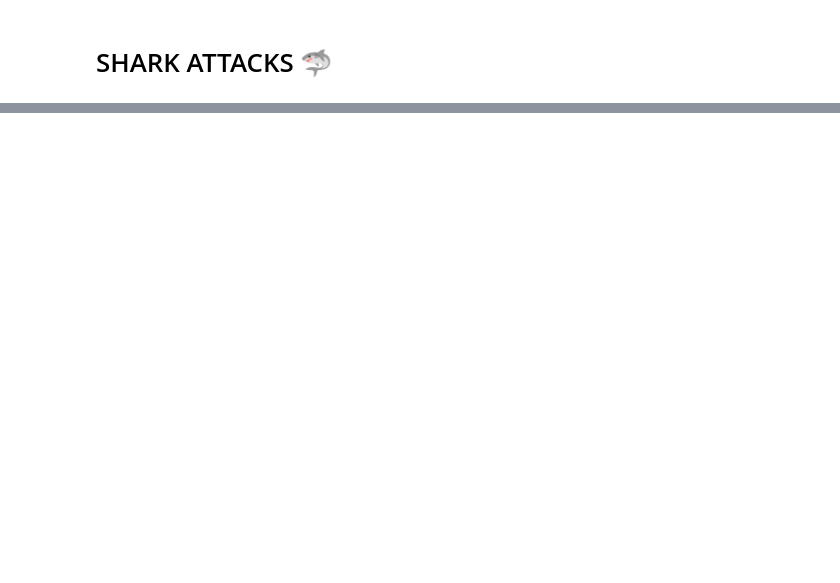
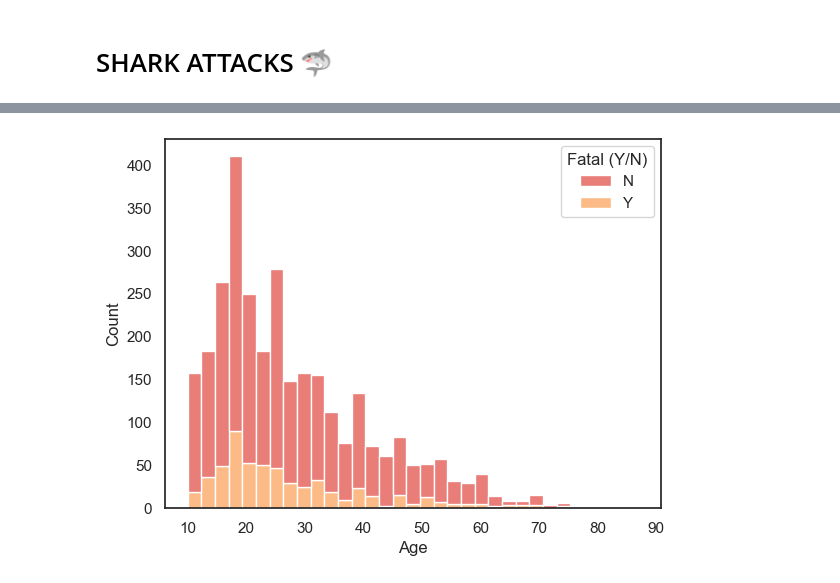
Before and after one commit to nerealarrachea/shark-attacks, a Jupyter notebook: main.ipynb, the cells around one changed output, grey strips where cells are left out. Cells and saved outputs as stored; diff of their text form; code cells hidden in the pictures; blank space fills up the shorter version.

```diff
--- a/main.ipynb
+++ b/main.ipynb
@@ -338,0 +103,8 @@ KeyError: 'Sex'
+# %%
+df = df[(df['Age']<=90)]
+# %%
+age = df['Age'].value_counts().sort_index()
+sns.histplot(data=df, x='Age', hue='Fatal (Y/N)', multiple='stack')
+plt.savefig('age.png')
+# %% [output]
+[figure, added]
```
Also changed, not shown: parts of 84 cells of this notebook, 26 other files.
